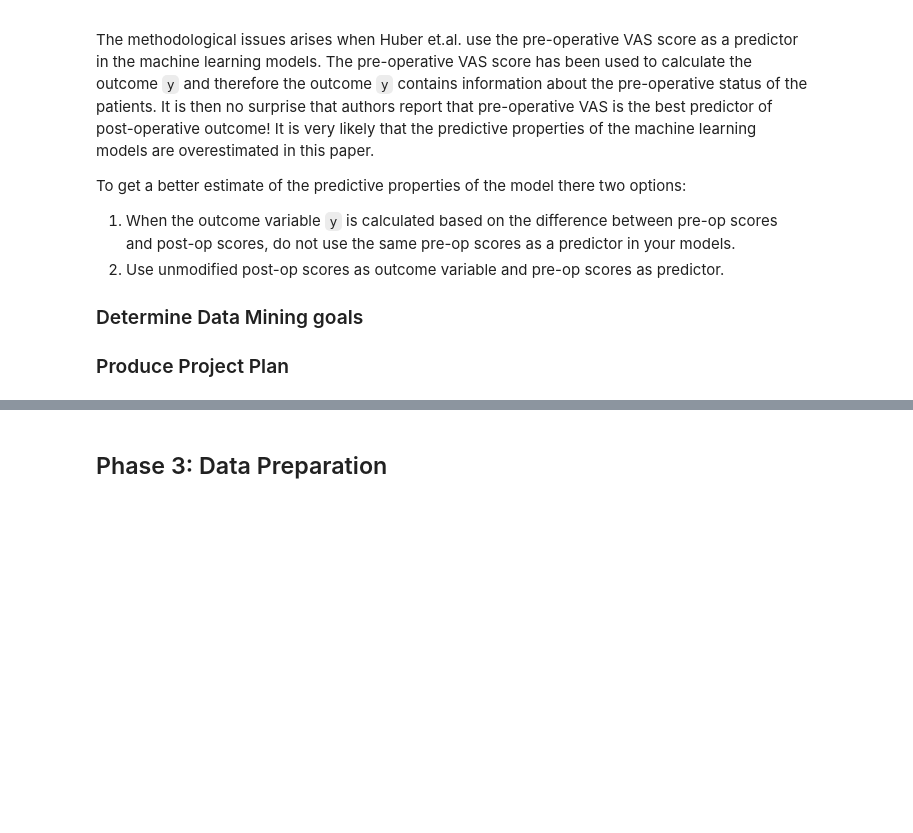
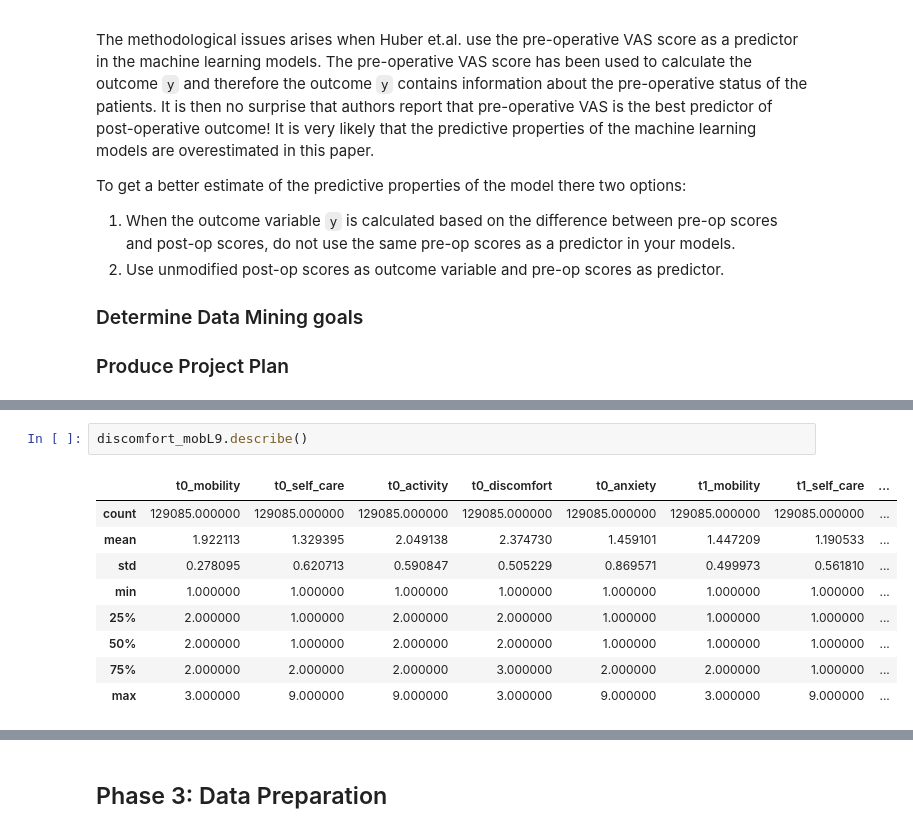
Before and after one commit to laurencefrank/NHS-PROMs, a Jupyter notebook: notebooks/nb1_NHS_PROMs_G5.ipynb, the cells around one changed output, grey strips where cells are left out. Cells and saved outputs as stored; diff of their text form; blank space fills up the shorter version.

```diff
--- a/notebooks/nb1_NHS_PROMs_G5.ipynb
+++ b/notebooks/nb1_NHS_PROMs_G5.ipynb
@@ -103,0 +460,12 @@ FileNotFoundError: [Errno 2] No such file or directory: '..\\data\\interim'
+# %%
+discomfort_mobL9.describe()
+# %% [output]
+|  | t0_mobility | t0_self_care | t0_activity | t0_discomfort | t0_anxiety | t1_mobility | t1_self_care | ... |
+| count | 129085.000000 | 129085.000000 | 129085.000000 | 129085.000000 | 129085.000000 | 129085.000000 | 129085.000000 | ... |
+| mean | 1.922113 | 1.329395 | 2.049138 | 2.374730 | 1.459101 | 1.447209 | 1.190533 | ... |
+| std | 0.278095 | 0.620713 | 0.590847 | 0.505229 | 0.869571 | 0.499973 | 0.561810 | ... |
+| min | 1.000000 | 1.000000 | 1.000000 | 1.000000 | 1.000000 | 1.000000 | 1.000000 | ... |
+| 25% | 2.000000 | 1.000000 | 2.000000 | 2.000000 | 1.000000 | 1.000000 | 1.000000 | ... |
+| 50% | 2.000000 | 1.000000 | 2.000000 | 2.000000 | 1.000000 | 1.000000 | 1.000000 | ... |
+| 75% | 2.000000 | 2.000000 | 2.000000 | 3.000000 | 2.000000 | 2.000000 | 1.000000 | ... |
+| max | 3.000000 | 9.000000 | 9.000000 | 3.000000 | 9.000000 | 3.000000 | 9.000000 | ... |
```
Also changed, not shown: parts of 32 cells of this notebook.
